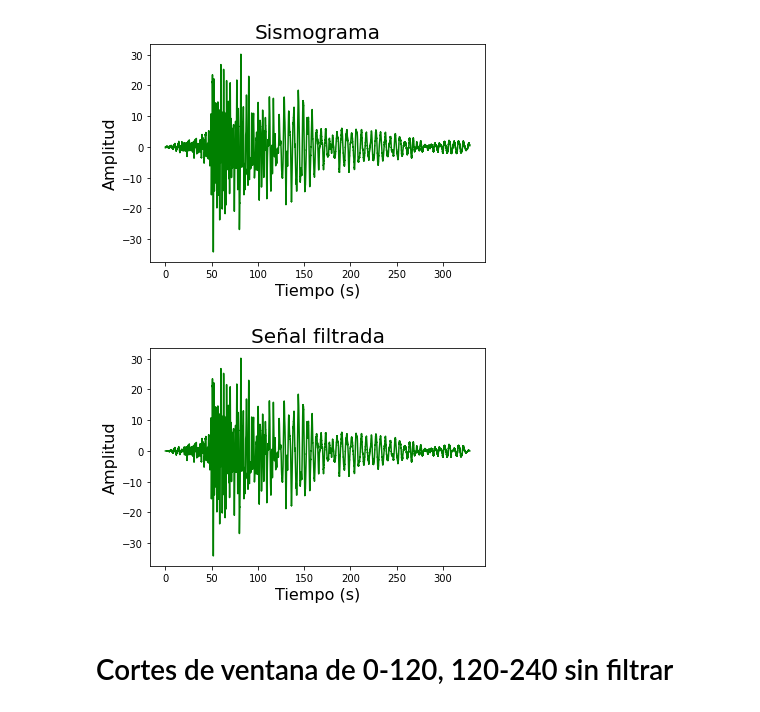
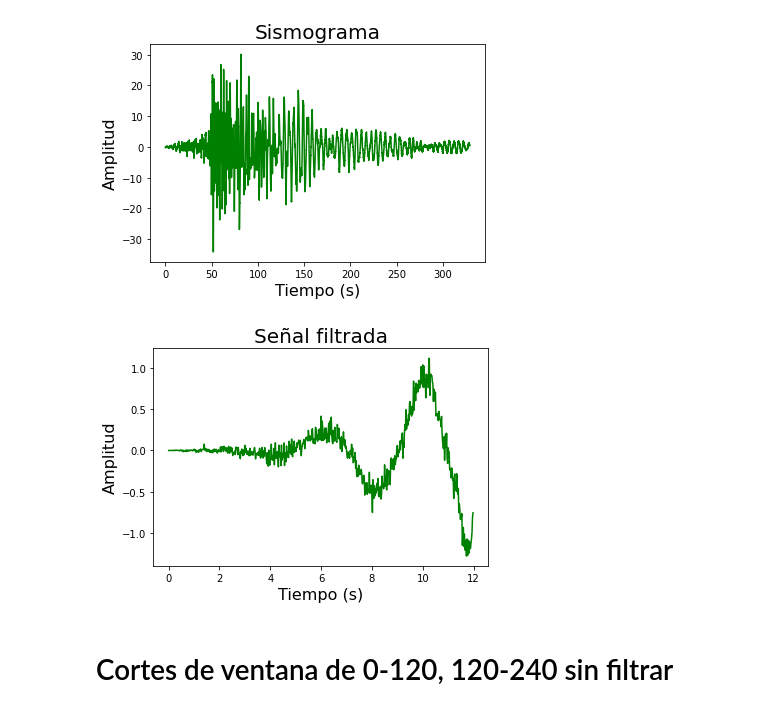
Before and after one commit to elsy-torres/S-T, a Jupyter notebook: FFT-100.ipynb, the cells around one changed output. Cells and saved outputs as stored; diff of their text form; code cells hidden in the pictures.

```diff
--- a/FFT-100.ipynb
+++ b/FFT-100.ipynb
@@ -212,13 +212,13 @@ _=plt.show()
 # %% [output]
 [figure]
 # %%
-plt.plot(data['time'],data['signal_filter'],'green')
+plt.plot(data['time'][0:600],data['signal_filter'][0:600],'green')
 plt.ylabel('Amplitud', fontsize=16,fontname='times new roman')
 plt.xlabel('Tiempo (s)', fontsize=16,fontname='times new roman')
 plt.title('Señal filtrada', fontsize=20,fontname='times new roman')
 _=plt.show()
 # %% [output]
-[figure, old version]
+[figure, new version]
 # %% [markdown]
 # Cortes de ventana de 0-120, 120-240 sin filtrar
 # %%
```
Also changed, not shown: parts of 11 cells of this notebook.
